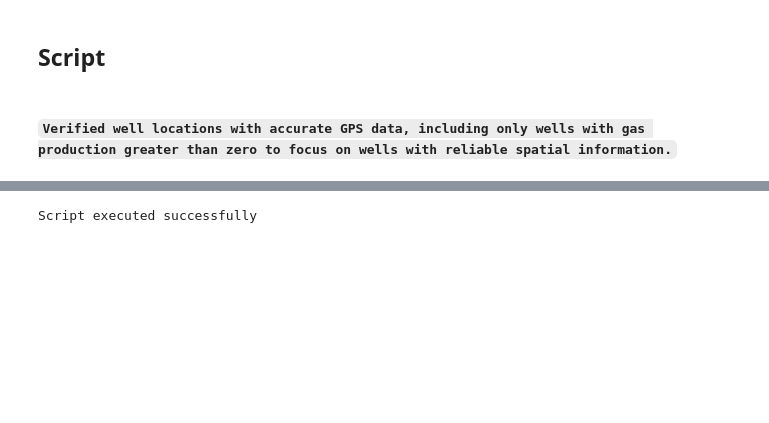
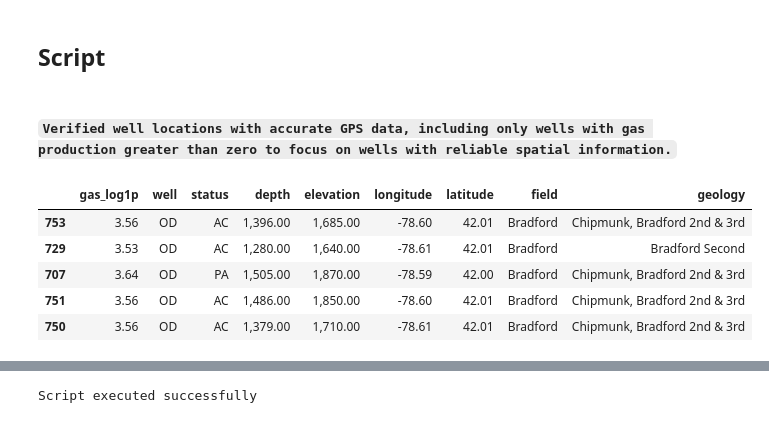
Before and after one commit to mrhussaink7/nys-gas-potential, a Jupyter notebook: code/data_preparation.ipynb, the cells around one changed output, grey strips where cells are left out. Saved outputs shown, nothing was run; the diff lists cells and outputs as text; code cells hidden in the pictures; blank space fills up the shorter version.

```diff
--- a/code/data_preparation.ipynb
+++ b/code/data_preparation.ipynb
@@ -324,6 +328,15 @@ memory usage: 518.8+ KB
 ## Script
 # %% [markdown]
 ##### `Verified well locations with accurate GPS data, including only wells with gas production greater than zero to focus on wells with reliable spatial information.`
+# %%
+df.head()
+# %% [output]
+|  | gas_log1p | well | status | depth | elevation | longitude | latitude | field | geology |
+| 753 | 3.56 | OD | AC | 1,396.00 | 1,685.00 | -78.60 | 42.01 | Bradford | Chipmunk, Bradford 2nd & 3rd |
+| 729 | 3.53 | OD | AC | 1,280.00 | 1,640.00 | -78.61 | 42.01 | Bradford | Bradford Second |
+| 707 | 3.64 | OD | PA | 1,505.00 | 1,870.00 | -78.59 | 42.00 | Bradford | Chipmunk, Bradford 2nd & 3rd |
+| 751 | 3.56 | OD | AC | 1,486.00 | 1,850.00 | -78.60 | 42.01 | Bradford | Chipmunk, Bradford 2nd & 3rd |
+| 750 | 3.56 | OD | AC | 1,379.00 | 1,710.00 | -78.61 | 42.01 | Bradford | Chipmunk, Bradford 2nd & 3rd |
 # %%
 fig, ax = plt.subplots(1, figsize=(8,5))
 corr_plot = ax.scatter(np.array(df['longitude']), np.array(df['latitude']),
```
Also changed, not shown: parts of 4 cells of this notebook, 3 other files.
